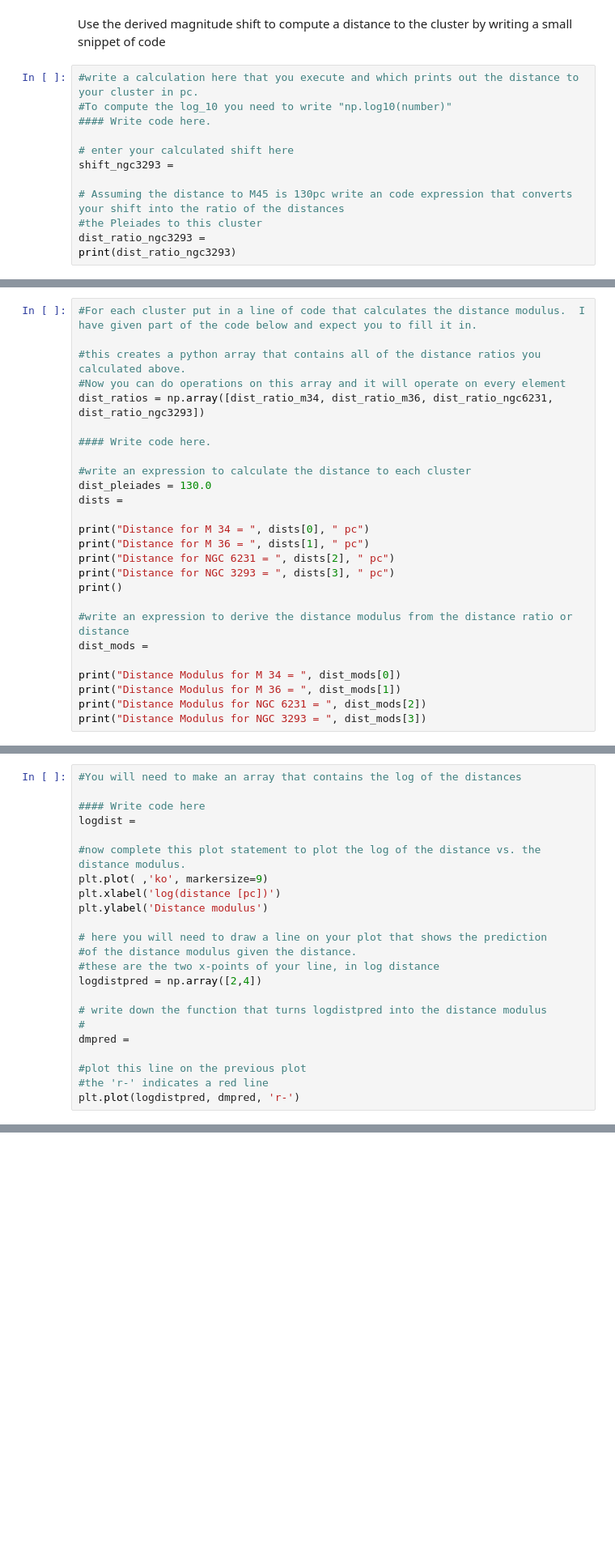
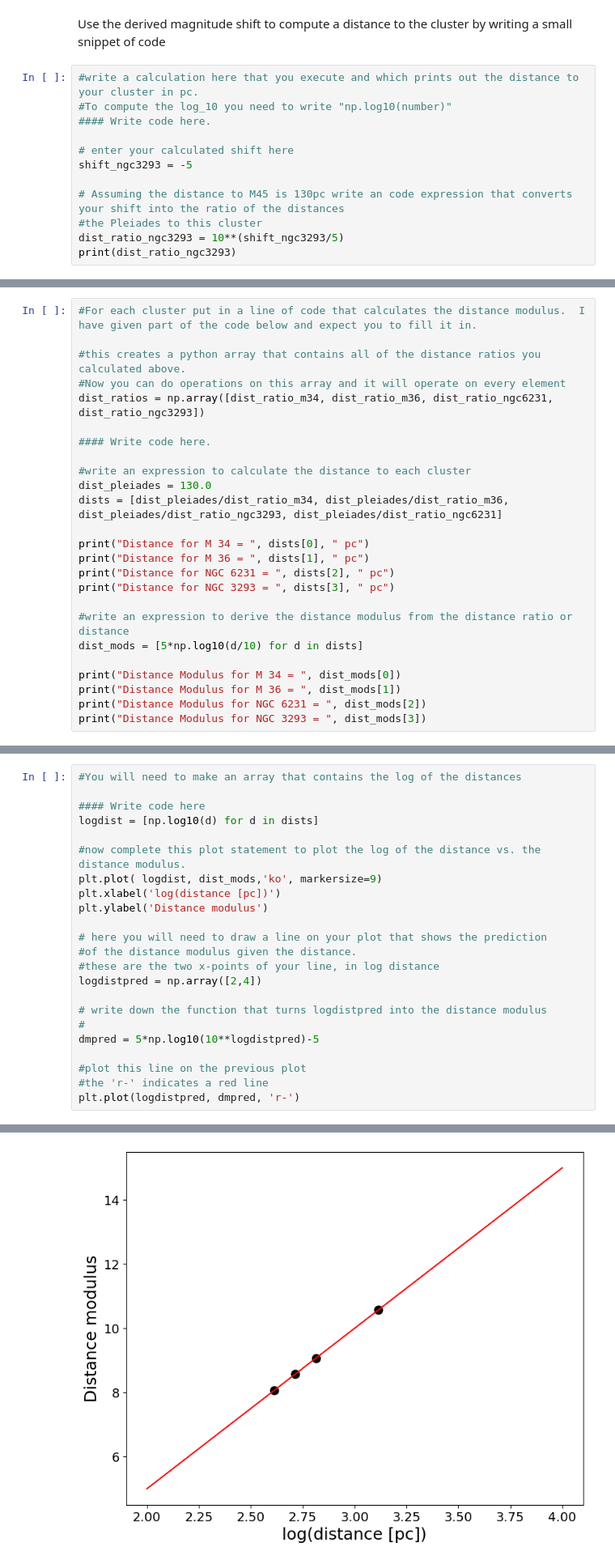
Before and after one commit to cadawata/CMD_distmod_student, a Jupyter notebook: cluster_plot_student.ipynb, the cells around one changed output, grey strips where cells are left out. Shown at 81% size. Drawn from its saved outputs; the diff is of its cells as text; blank space fills up the shorter version.

```diff
--- a/cluster_plot_student.ipynb
+++ b/cluster_plot_student.ipynb
@@ -112,9 +126,9 @@ Use the derived magnitude shift to compute a distance to the cluster by writing
 #### Write code here.
 
 # enter your calculated shift here
-shift_ngc3293 =
+shift_ngc3293 = -5
 
 # Assuming the distance to M45 is 130pc write an code expression that converts your shift into the ratio of the distances
 #the Pleiades to this cluster
-dist_ratio_ngc3293 =
+dist_ratio_ngc3293 = 10**(shift_ngc3293/5)
 print(dist_ratio_ngc3293)
@@ -132,16 +148,15 @@ dist_ratios = np.array([dist_ratio_m34, dist_ratio_m36, dist_ratio_ngc6231, dist
 
 #write an expression to calculate the distance to each cluster
 dist_pleiades = 130.0
-dists =
+dists = [dist_pleiades/dist_ratio_m34, dist_pleiades/dist_ratio_m36, dist_pleiades/dist_ratio_ngc3293, dist_pleiades/dist_ratio_ngc6231]
 
 print("Distance for M 34 = ", dists[0], " pc")
 print("Distance for M 36 = ", dists[1], " pc")
 print("Distance for NGC 6231 = ", dists[2], " pc")
 print("Distance for NGC 3293 = ", dists[3], " pc")
-print()
 
 #write an expression to derive the distance modulus from the distance ratio or distance
-dist_mods =
+dist_mods = [5*np.log10(d/10) for d in dists]
 
 print("Distance Modulus for M 34 = ", dist_mods[0])
 print("Distance Modulus for M 36 = ", dist_mods[1])
@@ -157,10 +181,10 @@ In the `plot` statement below there are missing arguments.  the `'ko', markersiz
 #You will need to make an array that contains the log of the distances
 
 #### Write code here
-logdist =
+logdist = [np.log10(d) for d in dists]
 
 #now complete this plot statement to plot the log of the distance vs. the distance modulus.
-plt.plot( ,'ko', markersize=9)
+plt.plot( logdist, dist_mods,'ko', markersize=9)
 plt.xlabel('log(distance [pc])')
 plt.ylabel('Distance modulus')
 
@@ -171,8 +195,9 @@ logdistpred = np.array([2,4])
 
 # write down the function that turns logdistpred into the distance modulus
 #
-dmpred =
+dmpred = 5*np.log10(10**logdistpred)-5
 
 #plot this line on the previous plot
 #the 'r-' indicates a red line
 plt.plot(logdistpred, dmpred, 'r-')
+# %% [output]
@@ -179,3 +205,4 @@ plt.plot(logdistpred, dmpred, 'r-')
+[figure, added]
 # %% [markdown]
 ### below this line you need to modify the cells and include text  (16 points)
 
```
Also changed, not shown: parts of 15 cells of this notebook.
